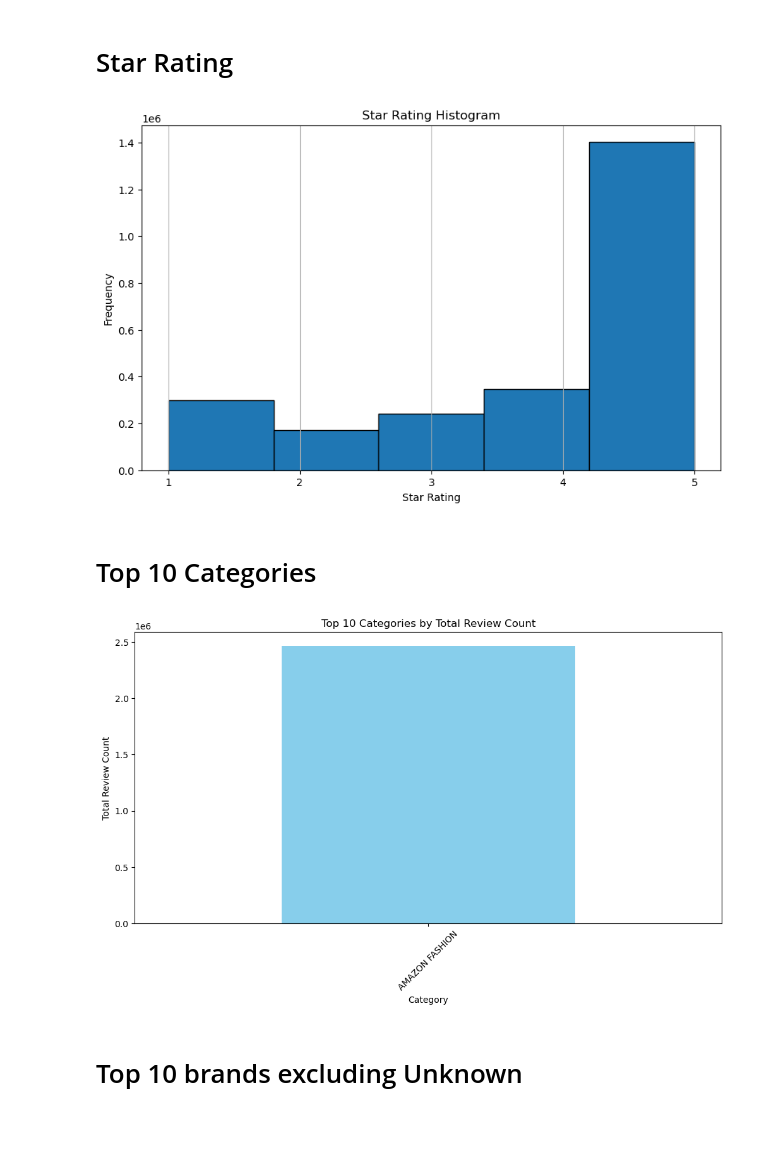
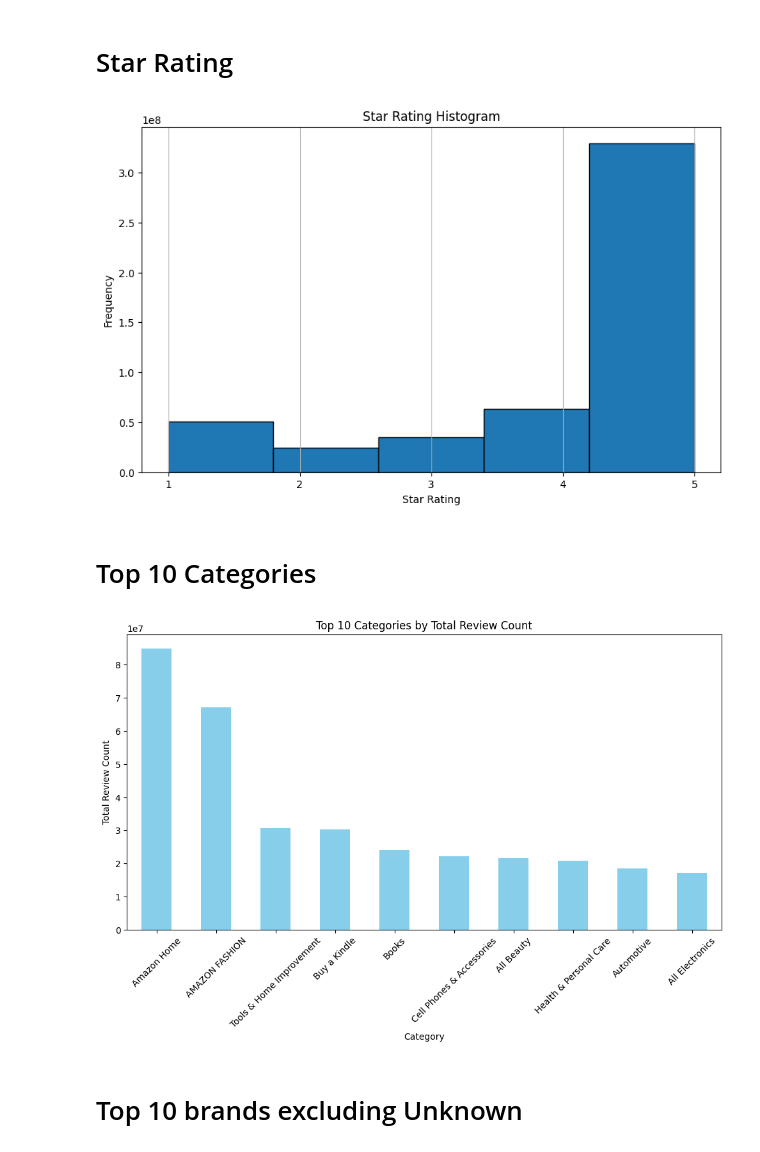
Before and after one commit to Algoholics-Anonymous/COMP3610A3, a Jupyter notebook: Exploratory_Data_Analysis.ipynb, the cells around one changed output. Saved outputs shown, nothing was run; the diff lists cells and outputs as text; code cells hidden in the pictures; blank space fills up the shorter version.

```diff
--- a/Exploratory_Data_Analysis.ipynb
+++ b/Exploratory_Data_Analysis.ipynb
@@ -25,17 +24,15 @@ def get_needed_cols(base_path, category, frame):
 # %%
-base_path= Path(r"C:\Users\saeed\OneDrive\Desktop")
-temp_unified= pd.DataFrame()
+base_path= Path(r"F:\Saeed\frames")
 
-# run after test is successful
-# for category in VALID_CATEGORIES:
-#     temp_unified= get_needed_cols(base_path, category, temp_unified)
+dfs = []
 
-#test run. Please run this to ensure you are getting the categories in the list below
-#Once working, comment test code and uncomment real code and then Run All
-categories= ["Amazon_Fashion", "All_Beauty"]
+categories= VALID_CATEGORIES
 for category in categories:
-    temp_unified= get_needed_cols(base_path, category, temp_unified)
+    x = get_needed_cols(base_path, category)
+    dfs.append(x)
+    gc.collect()
 
-test= temp_unified["main_category"].unique()
-print(test)
+temp_unified = pd.concat(dfs, ignore_index=True)
+del dfs
+gc.collect()
 # %% [output]
@@ -48,31 +62,35 @@ temp_unified.head(1)
 # %% [markdown]
 # Star Rating
 # %%
+def plot_star_rating():
+    plt.figure(figsize=(10, 6))
+    temp_unified['rating'].hist(bins=5, edgecolor='black')
+    plt.title('Star Rating Histogram')
+    plt.xlabel('Star Rating')
+    plt.ylabel('Frequency')
+    plt.xticks(range(1, 6))
+    plt.grid(axis='y')
+    plt.show()
 
-plt.figure(figsize=(10, 6))
-temp_unified['rating'].hist(bins=5, edgecolor='black')
-plt.title('Star Rating Histogram')
-plt.xlabel('Star Rating')
-plt.ylabel('Frequency')
-plt.xticks(range(1, 6))
-plt.grid(axis='y')
-plt.show()
+plot_star_rating()
 # %% [output]
-[figure, old version]
+[figure, new version]
 # %% [markdown]
 # Top 10 Categories
 # %%
-top_categories = temp_unified['main_category'].value_counts().head(10)
+def plot_top_10_categories():
+    top_categories = temp_unified['main_category'].value_counts().head(10)
+    plt.figure(figsize=(12, 6))
+    top_categories.plot(kind='bar', color='skyblue')
+    plt.title('Top 10 Categories by Total Review Count')
+    plt.xlabel('Category')
+    plt.ylabel('Total Review Count')
+    plt.xticks(rotation=45)
+    plt.show()
 
-plt.figure(figsize=(12, 6))
-top_categories.plot(kind='bar', color='skyblue')
-plt.title('Top 10 Categories by Total Review Count')
-plt.xlabel('Category')
-plt.ylabel('Total Review Count')
-plt.xticks(rotation=45)
-plt.show()
+plot_top_10_categories()
 # %% [output]
-[figure, old version]
+[figure, new version]
 # %% [markdown]
 # Top 10 brands excluding Unknown
 # %%
```
Also changed, not shown: parts of 9 cells of this notebook.
